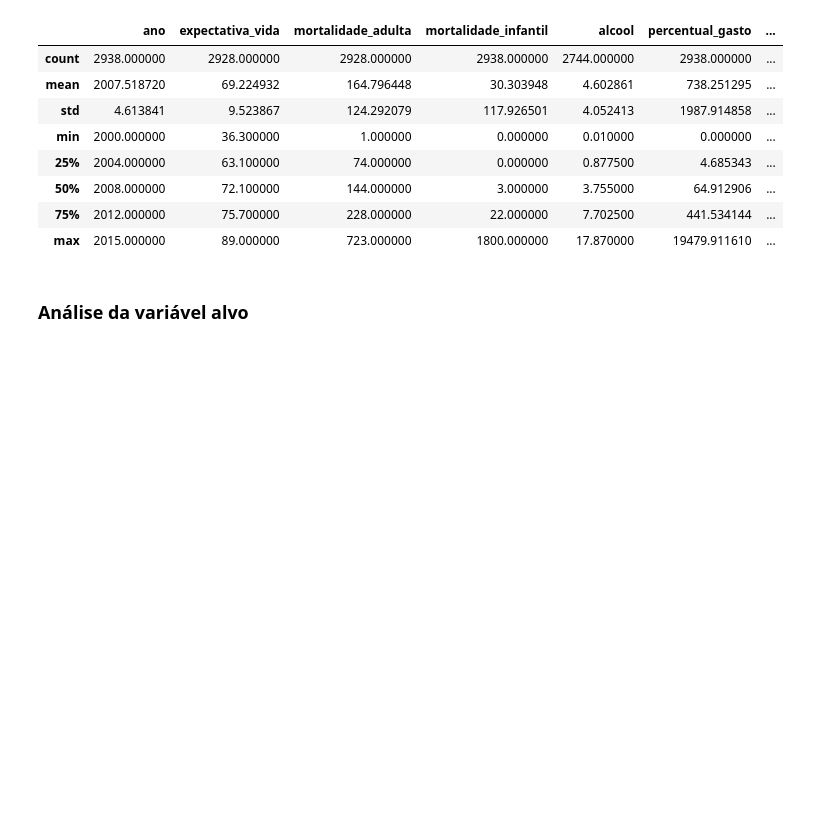
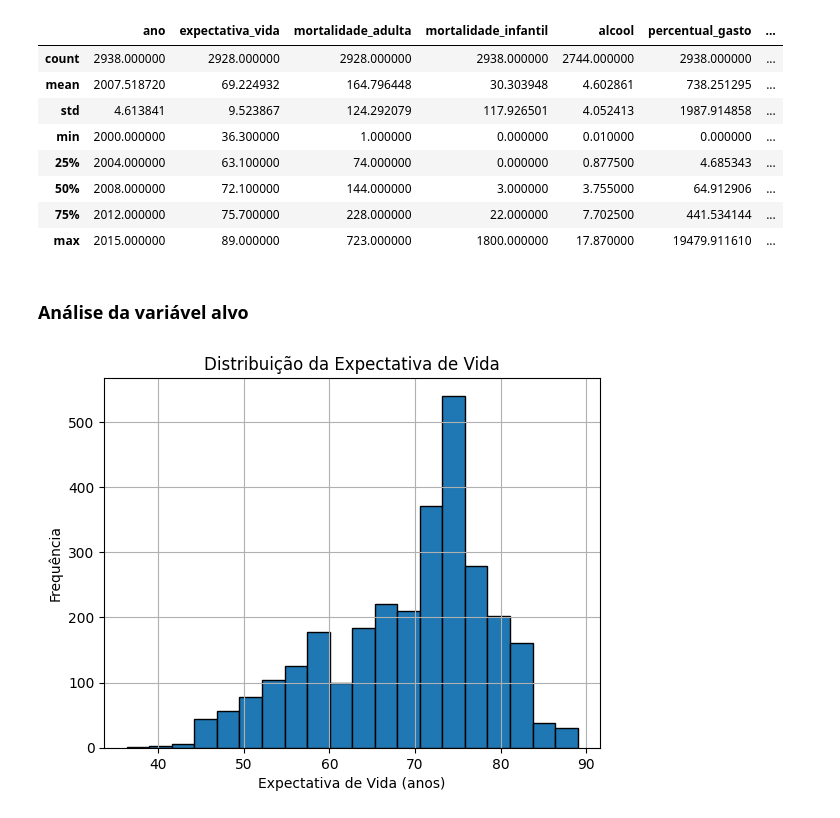
Before and after one commit to prisciladalepiane/machine-learning, a Jupyter notebook: projetos/matematica-estatistica-aplicada/06/modelagem-estatistica-indicadores-socieconomicos.ipynb, the cells around one changed output. Cells and saved outputs as stored; diff of their text form; code cells hidden in the pictures; blank space fills up the shorter version.

```diff
--- a/projetos/matematica-estatistica-aplicada/06/modelagem-estatistica-indicadores-socieconomicos.ipynb
+++ b/projetos/matematica-estatistica-aplicada/06/modelagem-estatistica-indicadores-socieconomicos.ipynb
@@ -138,8 +138,10 @@ dados.describe()
 # %% [markdown]
 ### Análise da variável alvo
 # %%
-dados['expectativa_vida'].hist(bins=20)
+dados['expectativa_vida'].hist(bins=20, edgecolor='black')
 plt.title('Distribuição da Expectativa de Vida')
 plt.xlabel('Expectativa de Vida (anos)')
 plt.ylabel('Frequência')
 plt.show()
+# %% [output]
+[figure, added]
```
Also changed, not shown: parts of 27 cells of this notebook.
